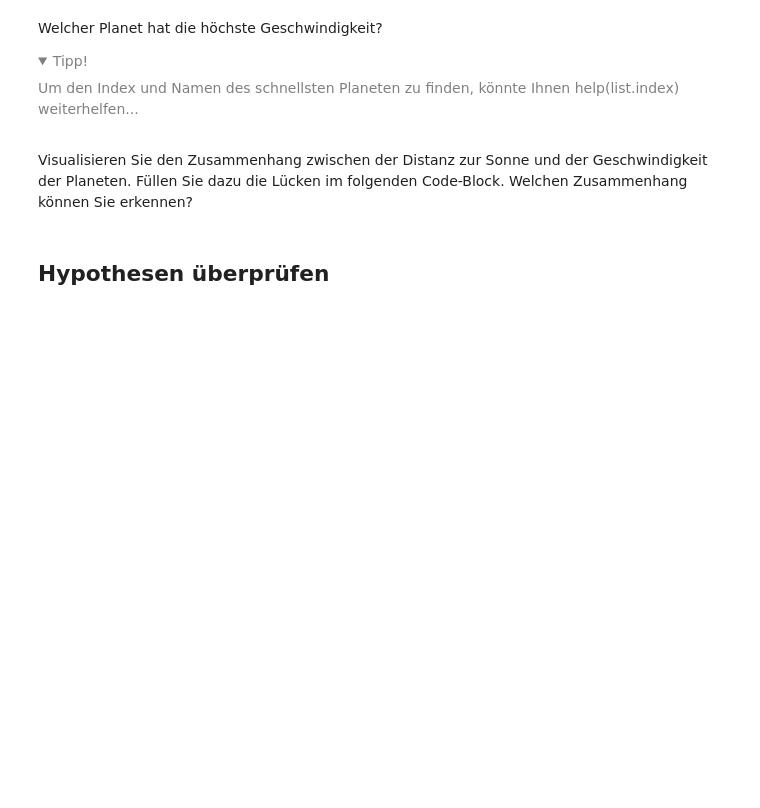
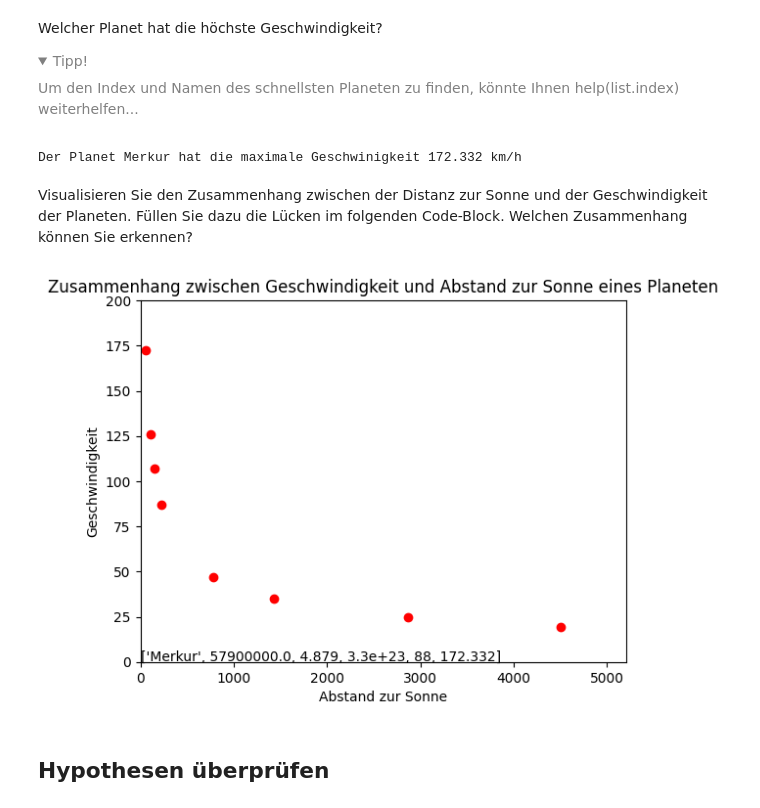
Before and after one commit to romanziske/data-science-course, a Jupyter notebook: Hello Data Science/HelloDataScience.ipynb, the cells around one changed output. Cells and saved outputs as stored; diff of their text form; code cells hidden in the pictures; folded sections open; blank space fills up the shorter version.

```diff
--- a/Hello Data Science/HelloDataScience.ipynb
+++ b/Hello Data Science/HelloDataScience.ipynb
@@ -31,4 +35,10 @@ Neptun 	 | $$4,495  \cdot 10^9$$ | 49.105 	|$$ 1,02 \cdot 10^{26}$$ 	|60148  | 1
 Laden Sie als erstes den Inhalt aus der Datei **planeten.csv** in das Jupyter-Notebook und speichern Sie die Zeilen als Liste mit dem Namen **planeten**. Falls alles klappt, sollten Sie mit dem Befehl `print(planeten)` die Informationen aus der Tabelle sehen können.
 # %%
 planeten=[]
+
+with open("planeten.csv") as planeten_file:
+    csv_reader = csv.reader(planeten_file, delimiter=',')
+    for row in csv_reader:
+        planeten.append(row)
+
 print(planeten)
@@ -61,3 +87,6 @@ Die Werte für den Planeten Merkur sollten zum Schluss so aussehen:
 </span>
 # %% [markdown]
 Entfernen Sie zum Schluss noch die Zeile mit den Spalten-Überschriften aus dem Datensatz.
+# %%
+planeten.pop(0)
+planeten
@@ -71,3 +109,12 @@ Extrahieren Sie aus dem Datensatz drei Listen mit der Geschindigkeit (**speed**)
 speed=[]
 distance=[]
 name=[]
+
+for planet in planeten:
+    speed.append(planet[5])
+    distance.append(planet[1]/1e6)
+    name.append(planet[0])
+
+print(speed)
+print(distance)
+print(name)
@@ -87,7 +138,10 @@ Um den Index und Namen des schnellsten Planeten zu finden, könnte Ihnen help(li
 </details>
 </span>
 # %%
-maximumSpeed=0
-print("Der Planet "+ 'name' + " hat die maximale Geschwinigkeit "+ str(maximumSpeed)+ " km/h")
+maximumSpeed=max(speed)
+
+print("Der Planet "+ name[speed.index(maximumSpeed)] + " hat die maximale Geschwinigkeit "+ str(maximumSpeed)+ " km/h")
+# %% [output]
+Der Planet Merkur hat die maximale Geschwinigkeit 172.332 km/h
 # %% [markdown]
 Visualisieren Sie den Zusammenhang zwischen der Distanz zur Sonne  und der Geschwindigkeit der Planeten. Füllen Sie dazu die Lücken im folgenden Code-Block. Welchen Zusammenhang können Sie erkennen?
@@ -94,24 +150,27 @@ Visualisieren Sie den Zusammenhang zwischen der Distanz zur Sonne  und der Gesch
 # %%
 # Diese Zeile öffnet den Plot als interaktives Fenster im Jupyter-Notebook:
-%matplotlib notebook
+%matplotlib inline
 
-import matplotlib.pyplot as plt
 fig1, ax1= plt.subplots()
 
 # Erzeugen Sie einen Scatterplot (X-Achse: Abstand zur Sonne, Y-Achse: Geschwindigkeit, Markerfarbe:Rot)
+ax1.scatter(distance, speed, color='red')
 
 # Legen Sie den Achsenabschnitt fest (X-Achse: [0,5200], Y-Achse: [0,200])
+ax1.axis([0,5200,0,200])
 
 # Wählen Sie eine passende Beschriftung
-ax1.set(title='Titel',
-        xlabel='X-Achse',
-        ylabel='Y-Ache')
+ax1.set(title='Zusammenhang zwischen Geschwindigkeit und Abstand zur Sonne eines Planeten',
+        xlabel='Abstand zur Sonne',
+        ylabel='Geschwindigkeit')
 
 # Beschriften Sie die Datenpunkte mit dem Namen des Planeten
 for i in range(1):
-    ax1.annotate('Foo',(0.5,0.5))
+    ax1.annotate(planeten[i],(0.5,0.5))
 
 plt.show()
+# %% [output]
+[figure, added]
 # %% [markdown]
 ## Hypothesen überprüfen
 # %% [markdown]
```
Also changed, not shown: parts of 23 cells of this notebook.
